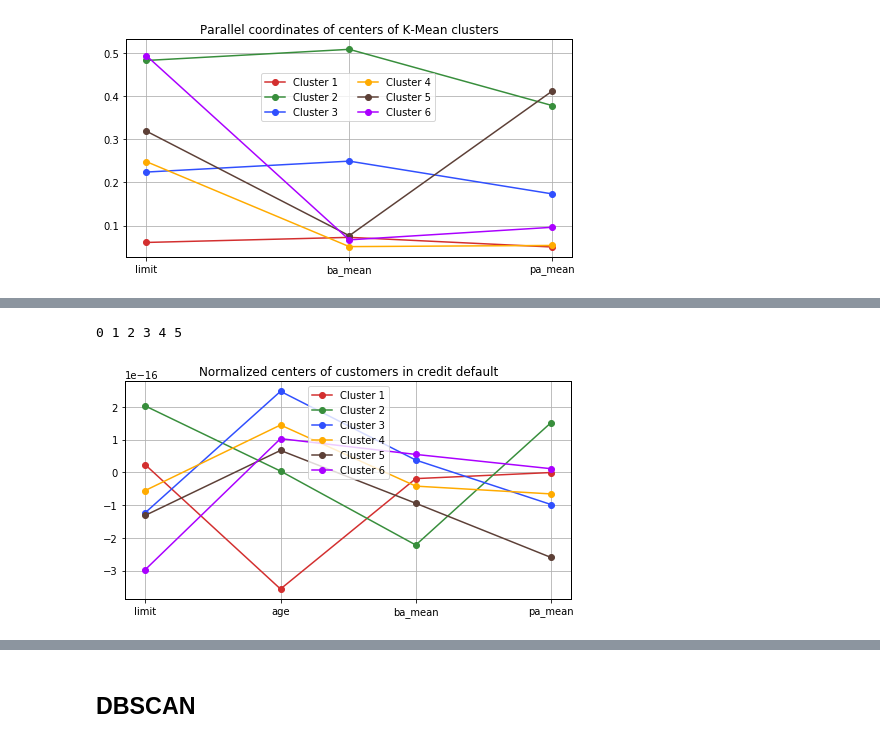
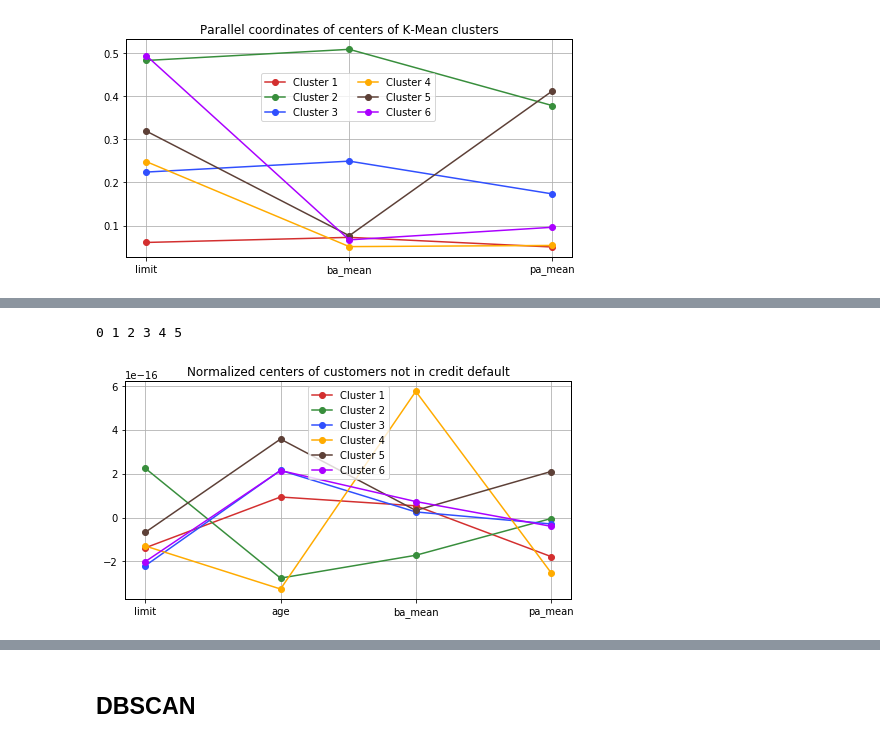
Before and after one commit to GaspareG/Unipi-Data-Mining, a Jupyter notebook: notebook/CardCardDefault.ipynb, the cells around one changed output, grey strips where cells are left out. Cells and saved outputs as stored; diff of their text form; code cells hidden in the pictures.

```diff
--- a/notebook/CardCardDefault.ipynb
+++ b/notebook/CardCardDefault.ipynb
@@ -1252,17 +1252,19 @@ for i in range(0, len(centers)):
     clusteri = cc_final.loc[cluster_map[cluster_map["cluster"]==i]["index"]]
     clusteria.append(clusteri)
     print(i, clusteri["credit_default"].size)
-    cluster_df["Cluster " + str(i+1)] = (clusteri["education"]).value_counts()
-#    cluster_df["Cluster " + str(i+1)] = (clusteri["credit_default"]).map({0: "no", 1: "yes"}).value_counts()
+#    cluster_df["Cluster " + str(i+1)] = (clusteri["status"]).value_counts()
+#    cluster_df["Cluster " + str(i+1)] = (clusteri["sex"]).map({0: "female", 1: "male"}).value_counts()
+    cluster_df["Cluster " + str(i+1)] = (clusteri["credit_default"]).map({0: "no", 1: "yes"}).value_counts()
 
 cluster_df_final = cluster_df.T
 
 cluster_df_final.plot(kind="bar", stacked=True)
 
 plt.xticks(rotation=0)
-plt.title("Credit default per cluster")
+plt.title("Education per cluster")
 plt.ylabel("count")
 plt.xlabel("clusters")
+plt.legend(loc="upper center")
 plt.yticks(range(0, 5001, 500))
 
 #cc_clean
@@ -1302,29 +1304,30 @@ plt.legend(loc="lower center")
 # %%
 cont_var = ["limit", "age", "ba_mean", "pa_mean"]
 
 plt.figure(figsize=(8, 4))
 
 to_plot = []
 for i in range(0, len(clusteria)):
     print(i, end=" ")
-    val = clusteria[i][clusteria[i]["credit_default"] == 1][cont_var]
+    val = clusteria[i][clusteria[i]["credit_default"] == 0][cont_var]
     val = val.astype(float)
     val = (val-val.mean())/val.std()
     to_plot.append(list(val.mean()))
     plt.plot(list(val.mean()), marker='o', label='Cluster %s' % (i+1))
 
 plt.tick_params(axis='both', which='major')
 plt.xticks(range(0, len(cont_var)), cont_var)
 plt.legend(ncol=1, loc="upper center")
+#plt.yticks(range(0, len(range(-3, 7))), range(-3, 7))
 
 #plt.ylim([50, 100])
 
-plt.title("Normalized centers of customers in credit default")
+plt.title("Normalized centers of customers not in credit default")
 plt.show()
 
 
 val = clusteria[0][cont_var].astype(float)
 val = (val-val.mean())/val.std()
 # %% [output]
 0 1 2 3 4 5
-[figure, old version]
+[figure, new version]
```
Also changed, not shown: parts of 23 cells of this notebook, 8 other files.
